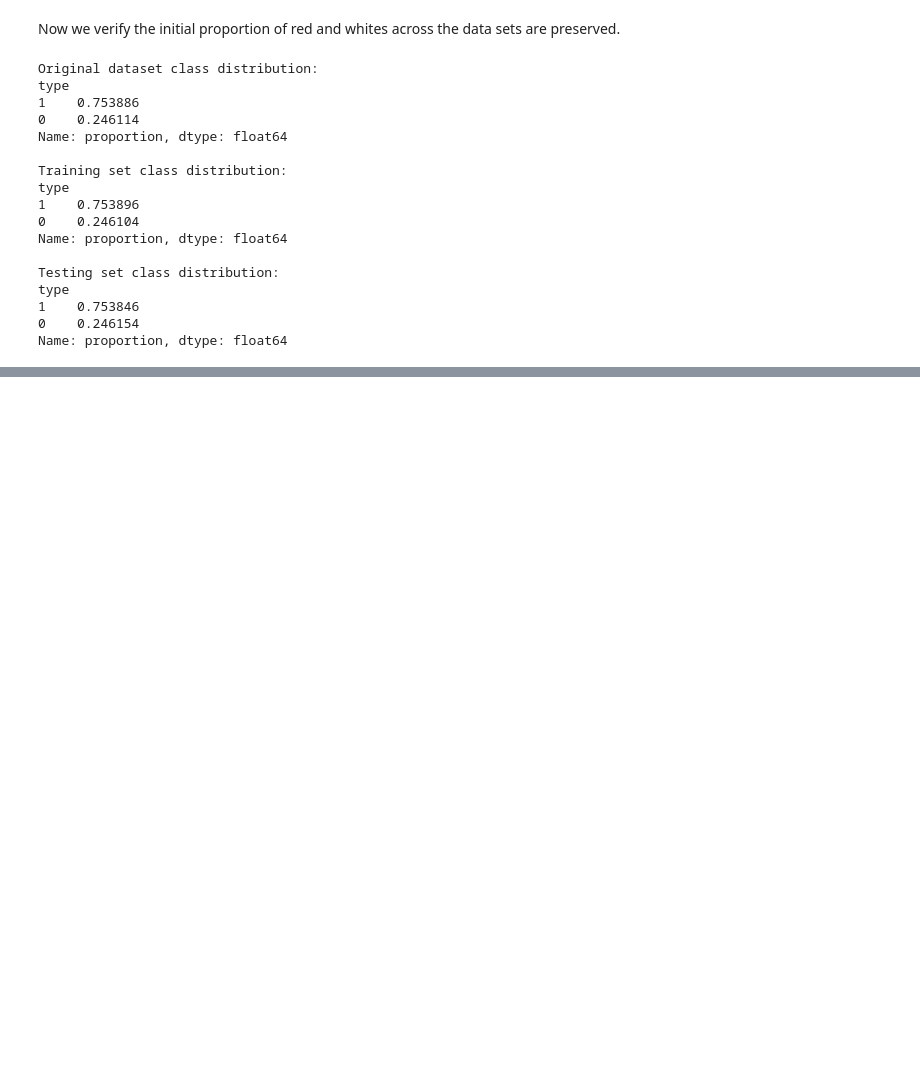
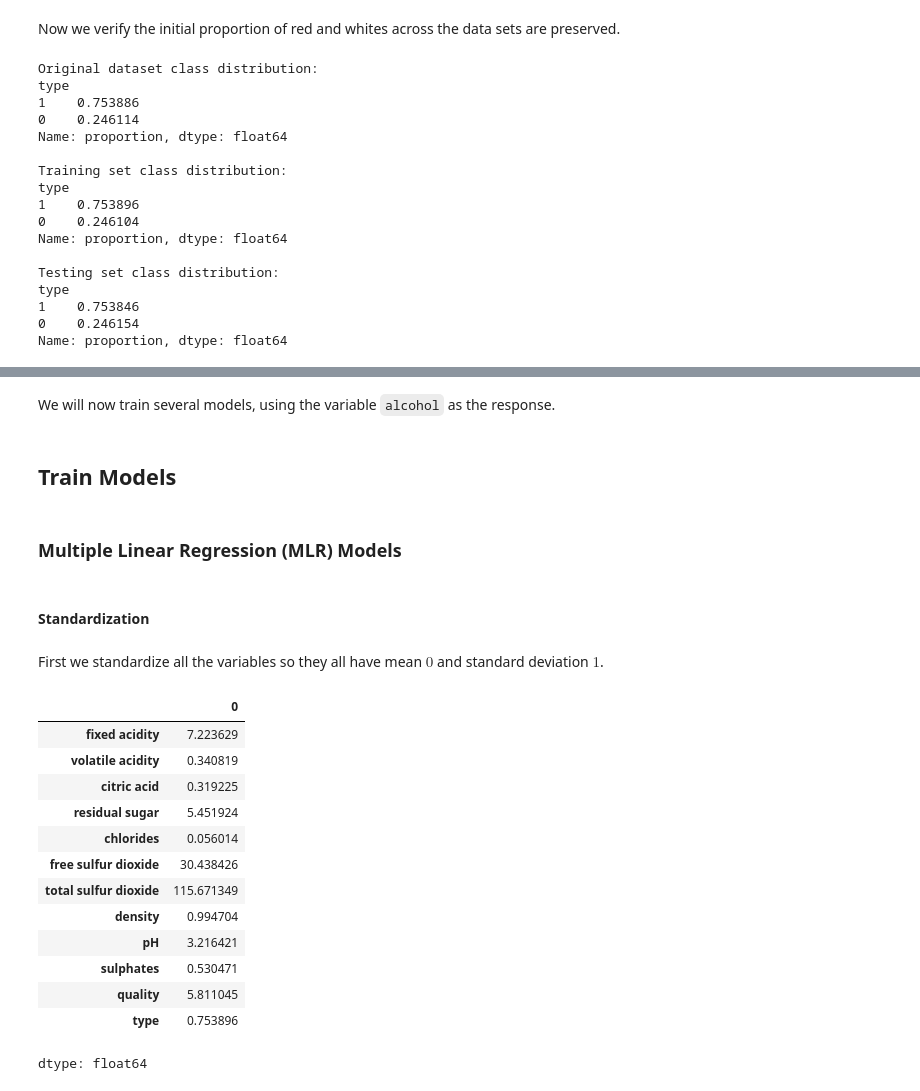
Before and after one commit to solivagvs/Stat-554, a Jupyter notebook: sandorHW07.ipynb, the cells around one changed output, grey strips where cells are left out. Drawn from its saved outputs; the diff is of its cells as text; code cells hidden in the pictures; blank space fills up the shorter version.

```diff
--- a/sandorHW07.ipynb
+++ b/sandorHW07.ipynb
@@ -107,0 +110,28 @@ Name: proportion, dtype: float64
+# %% [markdown]
+We will now train several models, using the variable `alcohol` as the response.
+# %% [markdown]
+## Train Models
+# %% [markdown]
+### Multiple Linear Regression (MLR) Models
+# %% [markdown]
+#### Standardization
+# %% [markdown]
+First we standardize all the variables so they all have mean $0$ and standard deviation $1$.
+# %%
+means = X_train.apply(np.mean, axis = 0)
+means
+# %% [output]
+|  | 0 |
+| fixed acidity | 7.223629 |
+| volatile acidity | 0.340819 |
+| citric acid | 0.319225 |
+| residual sugar | 5.451924 |
+| chlorides | 0.056014 |
+| free sulfur dioxide | 30.438426 |
+| total sulfur dioxide | 115.671349 |
+| density | 0.994704 |
+| pH | 3.216421 |
+| sulphates | 0.530471 |
+| quality | 5.811045 |
+| type | 0.753896 |
+dtype: float64
```
Also changed, not shown: parts of 8 cells of this notebook.
